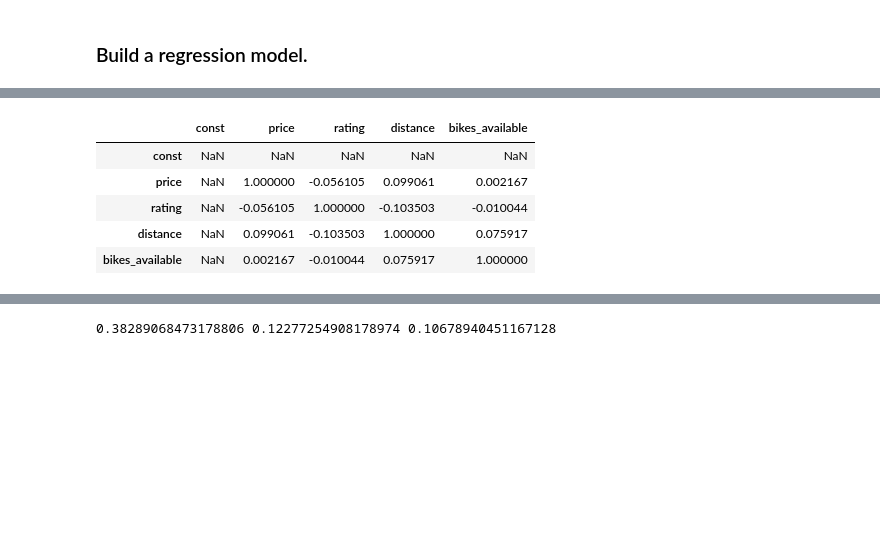
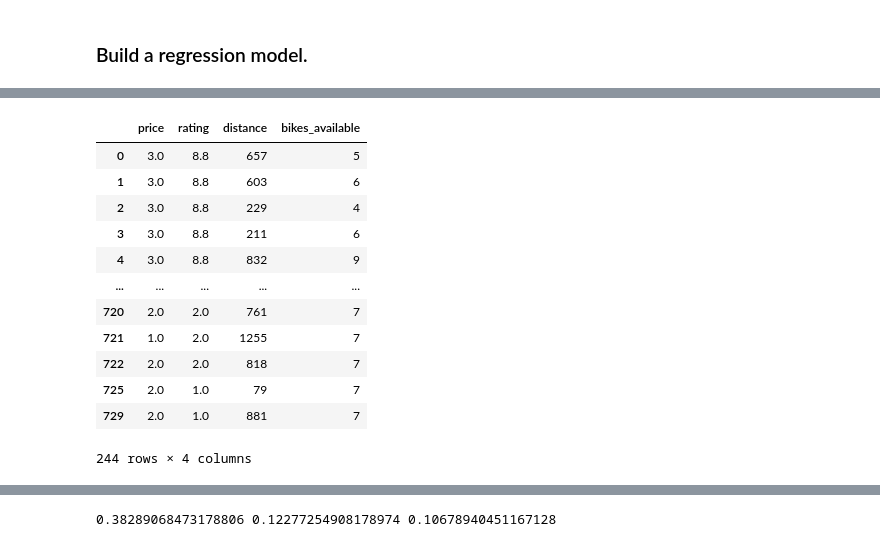
Before and after one commit to romansokolik/LHL-Final-Project-Statistical-Modelling-with-Python, a Jupyter notebook: notebooks/model_building.ipynb, the cells around one changed output, grey strips where cells are left out. Saved outputs shown, nothing was run; the diff lists cells and outputs as text; code cells hidden in the pictures; blank space fills up the shorter version.

```diff
--- a/notebooks/model_building.ipynb
+++ b/notebooks/model_building.ipynb
@@ -259,9 +218,16 @@ plt.show()
-# %%
-df.corr(numeric_only=True)
-# %% [output]
-|  | const | price | rating | distance | bikes_available |
-| const | NaN | NaN | NaN | NaN | NaN |
-| price | NaN | 1.000000 | -0.056105 | 0.099061 | 0.002167 |
-| rating | NaN | -0.056105 | 1.000000 | -0.103503 | -0.010044 |
-| distance | NaN | 0.099061 | -0.103503 | 1.000000 | 0.075917 |
-| bikes_available | NaN | 0.002167 | -0.010044 | 0.075917 | 1.000000 |
+# %%
+df[['price', 'rating', 'distance', 'bikes_available']]
+# %% [output]
+|  | price | rating | distance | bikes_available |
+| 0 | 3.0 | 8.8 | 657 | 5 |
+| 1 | 3.0 | 8.8 | 603 | 6 |
+| 2 | 3.0 | 8.8 | 229 | 4 |
+| 3 | 3.0 | 8.8 | 211 | 6 |
+| 4 | 3.0 | 8.8 | 832 | 9 |
+| ... | ... | ... | ... | ... |
+| 720 | 2.0 | 2.0 | 761 | 7 |
+| 721 | 1.0 | 2.0 | 1255 | 7 |
+| 722 | 2.0 | 2.0 | 818 | 7 |
+| 725 | 2.0 | 1.0 | 79 | 7 |
+| 729 | 2.0 | 1.0 | 881 | 7 |
+244 rows × 4 columns
```
Also changed, not shown: parts of 19 cells of this notebook.
